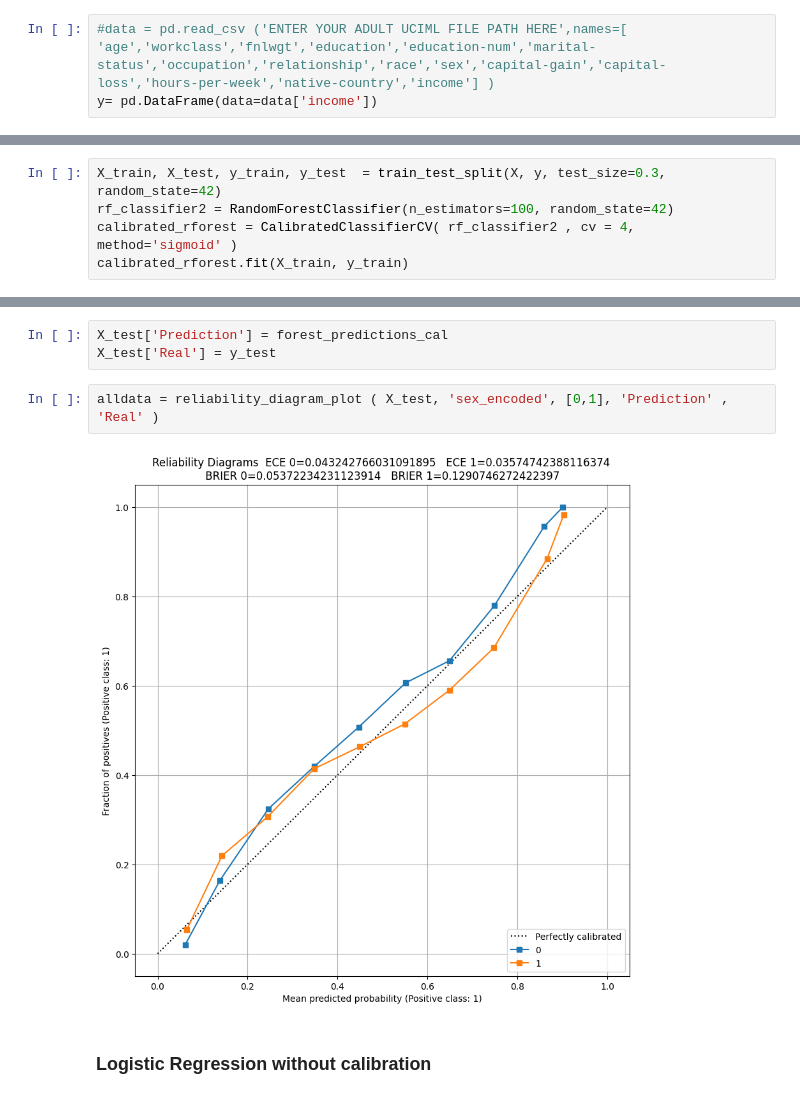
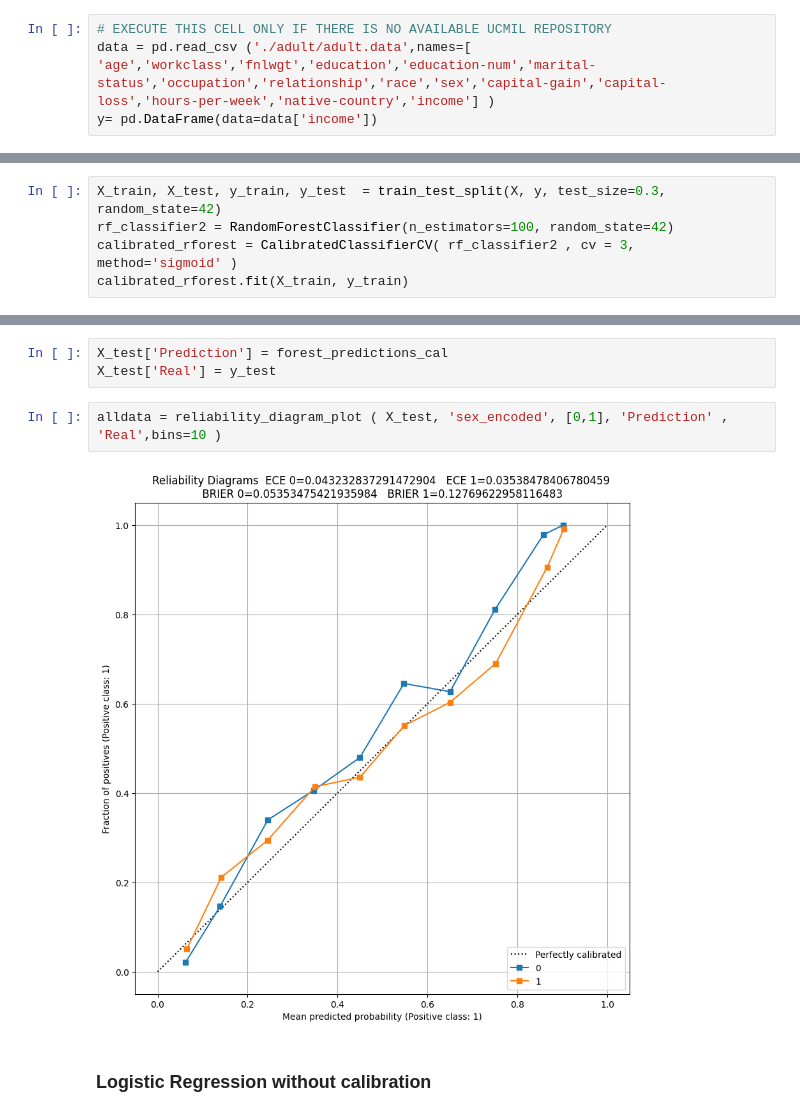
Before and after one commit to jsaray/kafkanator, a Jupyter notebook: notebooks/Detecting unfairness with Reliability Diagrams.ipynb, the cells around one changed output, grey strips where cells are left out. Saved outputs shown, nothing was run; the diff lists cells and outputs as text.

```diff
--- a/notebooks/Detecting unfairness with Reliability Diagrams.ipynb
+++ b/notebooks/Detecting unfairness with Reliability Diagrams.ipynb
@@ -44,7 +47,8 @@ Try using .loc[row_indexer,col_indexer] = value instead
 See the caveats in the documentation: https://pandas.pydata.org/pandas-docs/stable/user_guide/indexing.html#returning-a-view-versus-a-copy
   data['native-country'] = data['native-country'].str.strip()
 # %%
-#data = pd.read_csv ('ENTER YOUR ADULT UCIML FILE PATH HERE',names=[ 'age','workclass','fnlwgt','education','education-num','marital-status','occupation','relationship','race','sex','capital-gain','capital-loss','hours-per-week','native-country','income'] )
+# EXECUTE THIS CELL ONLY IF THERE IS NO AVAILABLE UCMIL REPOSITORY
+data = pd.read_csv ('./adult/adult.data',names=[ 'age','workclass','fnlwgt','education','education-num','marital-status','occupation','relationship','race','sex','capital-gain','capital-loss','hours-per-week','native-country','income'] )
 y= pd.DataFrame(data=data['income'])
 # %%
 data['race'] = data['race'].apply(lambda x : 1 if x=='White' else 0 )
@@ -98,6 +118,6 @@ alldata = reliability_diagram_plot ( X_test, 'sex_encoded', [0,1], 'Prediction'
 # %%
 X_train, X_test, y_train, y_test  = train_test_split(X, y, test_size=0.3, random_state=42)
 rf_classifier2 = RandomForestClassifier(n_estimators=100, random_state=42)
-calibrated_rforest = CalibratedClassifierCV( rf_classifier2 , cv = 4, method='sigmoid' )
+calibrated_rforest = CalibratedClassifierCV( rf_classifier2 , cv = 3, method='sigmoid' )
 calibrated_rforest.fit(X_train, y_train)
 # %% [output]
@@ -109,9 +129,9 @@ forest_predictions_cal = [x[1] for x in y_log_probs_calibrated]
 X_test['Prediction'] = forest_predictions_cal
 X_test['Real'] = y_test
 # %%
-alldata = reliability_diagram_plot ( X_test, 'sex_encoded', [0,1], 'Prediction' , 'Real' )
+alldata = reliability_diagram_plot ( X_test, 'sex_encoded', [0,1], 'Prediction' , 'Real',bins=10 )
 # %% [output]
-[figure, old version]
+[figure, new version]
 # %% [markdown]
 <h3> Logistic Regression without calibration </h3>
 # %%
```
Also changed, not shown: parts of 8 cells of this notebook.
